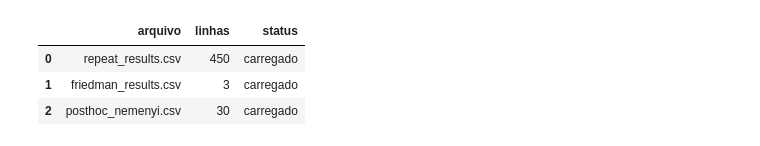
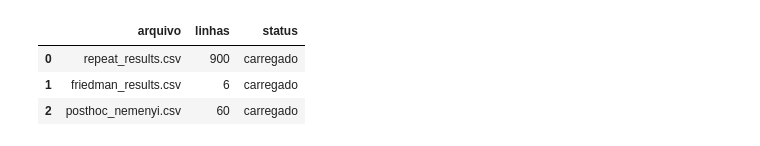
Before and after one commit to valdemir08/network-ids-ml-generalization, a Jupyter notebook: notebooks/12_friedman_test.ipynb, the cells around one changed output. Saved outputs shown, nothing was run; the diff lists cells and outputs as text; code cells hidden in the pictures.

Commit message:
teste intra com bases combinadas friedman

```diff
--- a/notebooks/12_friedman_test.ipynb
+++ b/notebooks/12_friedman_test.ipynb
@@ -440,9 +460,9 @@ saved_repeat_results = pd.read_csv(REPEAT_RESULTS_FILE)
 saved_friedman_results = pd.read_csv(FRIEDMAN_RESULTS_FILE)
 saved_posthoc_results = pd.read_csv(POSTHOC_RESULTS_FILE)
 
-assert len(saved_repeat_results) == 450
-assert len(saved_friedman_results) == 3
-assert len(saved_posthoc_results) <= 30
+assert len(saved_repeat_results) == 900
+assert len(saved_friedman_results) == 6
+assert len(saved_posthoc_results) <= 60
 assert len(saved_posthoc_results) % 10 == 0
 assert saved_repeat_results.groupby(["training_source", "model"]).size().eq(30).all()
 
@@ -451,6 +471,9 @@ TRAINING_SOURCE_ORDER = [
     "cicids2017",
     "unsw_nb15",
     "iot23",
+    "cicids2017_unsw_nb15",
+    "cicids2017_iot23",
+    "unsw_nb15_iot23",
 ]
 MODEL_LABELS = {
     "decision_tree": "Árvore de decisão",
@@ -461,36 +484,39 @@ MODEL_LABELS = {
 }
 SOURCE_LABELS = {
     "cicids2017": "CICIDS2017",
     "unsw_nb15": "UNSW-NB15",
     "iot23": "IoT-23",
+    "cicids2017_unsw_nb15": "CICIDS2017 + UNSW-NB15",
+    "cicids2017_iot23": "CICIDS2017 + IoT-23",
+    "unsw_nb15_iot23": "UNSW-NB15 + IoT-23",
 }
 MODEL_COLORS = {
     "Árvore de decisão": "#4C78A8",
     "Random Forest": "#F58518",
     "XGBoost": "#54A24B",
     "SVM linear": "#E45756",
     "MLP": "#B279A2",
 }
 
 loaded_results = pd.DataFrame({
     "arquivo": [
         REPEAT_RESULTS_FILE.name,
         FRIEDMAN_RESULTS_FILE.name,
         POSTHOC_RESULTS_FILE.name,
     ],
     "linhas": [
         len(saved_repeat_results),
         len(saved_friedman_results),
         len(saved_posthoc_results),
     ],
     "status": "carregado",
 })
 display(loaded_results)
 # %% [output]
 |  | arquivo | linhas | status |
-| 0 | repeat_results.csv | 450 | carregado |
-| 1 | friedman_results.csv | 3 | carregado |
-| 2 | posthoc_nemenyi.csv | 30 | carregado |
+| 0 | repeat_results.csv | 900 | carregado |
+| 1 | friedman_results.csv | 6 | carregado |
+| 2 | posthoc_nemenyi.csv | 60 | carregado |
 # %%
 boxplot_data = saved_repeat_results.copy()
 boxplot_data["Modelo"] = boxplot_data["model"].map(MODEL_LABELS)
```
Also changed, not shown: parts of 6 cells of this notebook, 26 other files.
